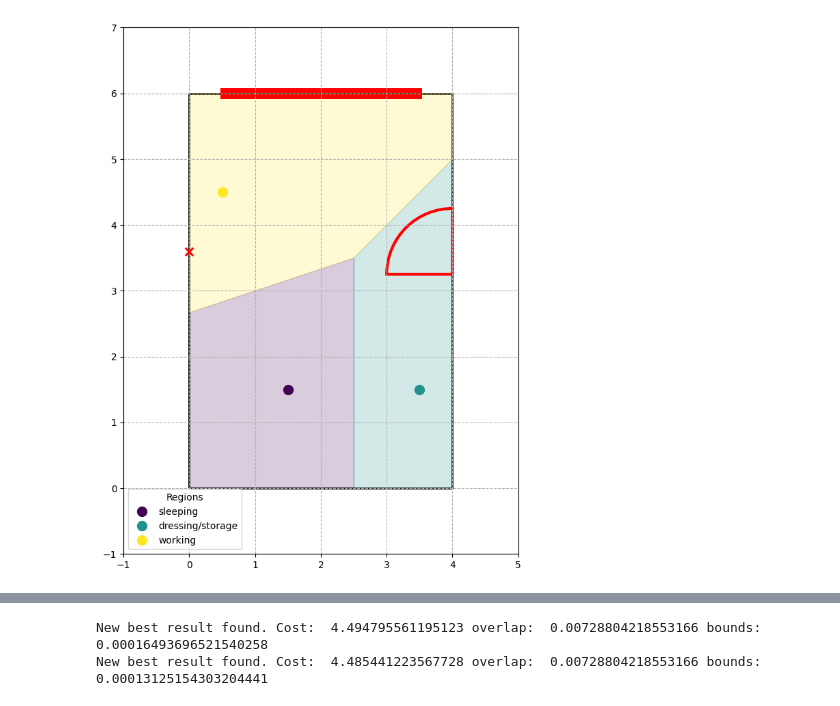
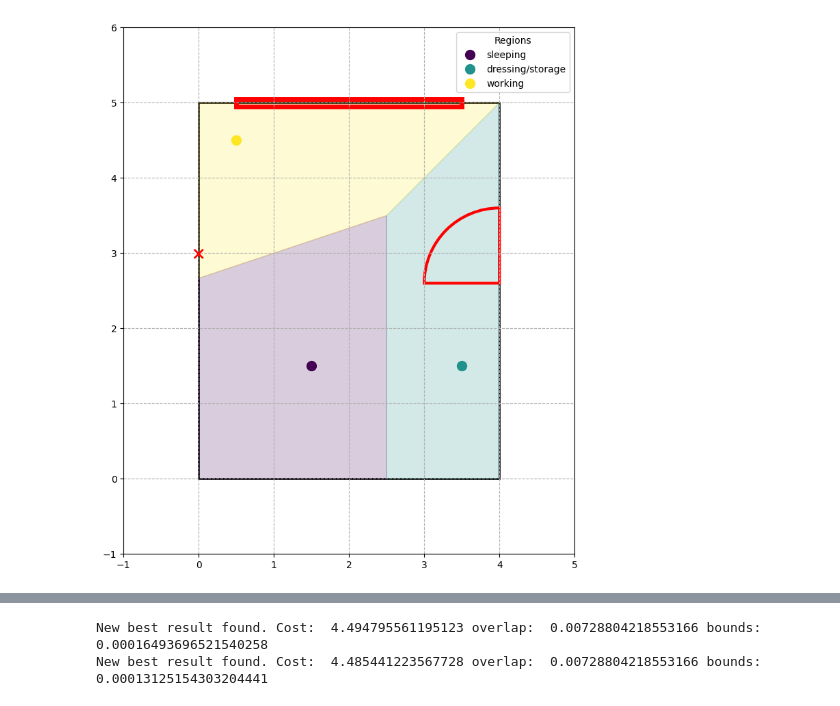
Before and after one commit to gabriellelittle1/MSc-Project, a Jupyter notebook: DSL/RC_debugging copy.ipynb, the cells around one changed output, grey strips where cells are left out. Drawn from its saved outputs; the diff is of its cells as text; code cells hidden in the pictures.

```diff
--- a/DSL/RC_debugging copy.ipynb
+++ b/DSL/RC_debugging copy.ipynb
@@ -16,20 +16,20 @@ from Individual import *
 from InterObject import *
 from Global import *
 # %%
-room = create_room(4, 6)
+room = create_room(4, 5)
 create_fixed_object(room, 'window', 3, 0.1, 'north', position = 0.5)
 create_fixed_object(room, 'door', 1, 0.1, 'east', position = 0.65)
 create_fixed_object(room, 'socket', 0.1, 0.05, 'west', position = 0.6)
 
 region_setup(room, 'sleeping', 0)
 region_setup(room, 'dressing/storage', 1)
 region_setup(room, 'working', 2)
 
 room.regions[0].x, room.regions[0].y = [1.5, 1.5]
 room.regions[1].x, room.regions[1].y = [3.5, 1.5]
 room.regions[2].x, room.regions[2].y = [0.5, 4.5]
 
 room.draw(draw_regions = True)
 # %% [output]
-[figure, old version]
+[figure, new version]
 # %%
```
Also changed, not shown: parts of 2 cells of this notebook, 5 other files.
